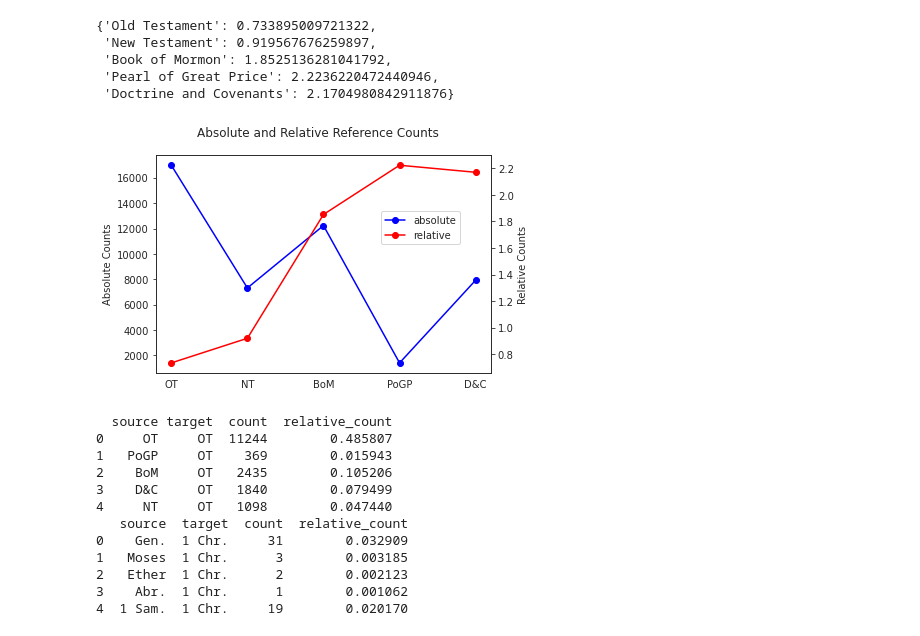
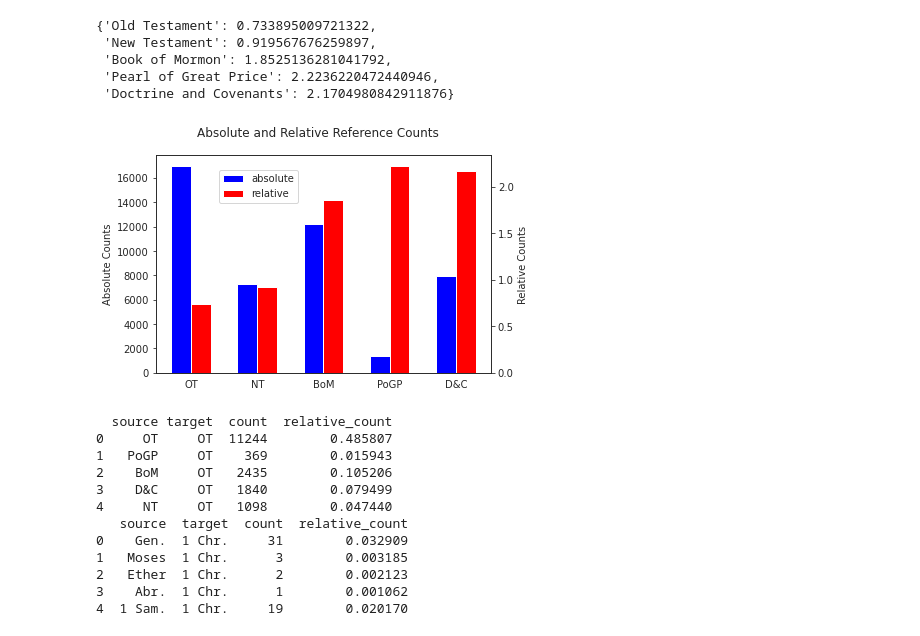
Before and after one commit to skearnes/scripture-graph, a Jupyter notebook: posts/20201228/post.ipynb, the cells around one changed output. Saved outputs shown, nothing was run; the diff lists cells and outputs as text; code cells hidden in the pictures.

Commit message:
Replace line chart with bar chart

```diff
--- a/posts/20201228/post.ipynb
+++ b/posts/20201228/post.ipynb
@@ -161,18 +161,18 @@ relative_volume_degree
 # %%
 sns.set_style('white')
 fig, ax = subplots()
-ax.plot(volume_degree.values(), '-o', color='blue', label='absolute')
+ax.bar(range(5), volume_degree.values(), color='blue', label='absolute', width=-0.3, align='edge')
 ax.set_ylabel('Absolute Counts')
 ax2 = ax.twinx()
-ax2.plot(relative_volume_degree.values(), '-o', color='red', label='relative')
+ax2.bar(range(5), relative_volume_degree.values(), color='red', label='relative', width=0.3, align='edge')
 ax2.set_ylabel('Relative Counts')
 ax.set_xticks(range(5))
 ax.set_xticklabels([graph_lib.VOLUMES_SHORT[key] for key in volume_degree])
-figlegend(loc=(0.65, 0.55))
+figlegend(loc=(0.28, 0.7))
 suptitle('Absolute and Relative Reference Counts')
-fig.savefig('count-lines.png', dpi=300, bbox_inches='tight')
+fig.savefig('count-bar.png', dpi=300, bbox_inches='tight')
 # %% [output]
-[figure, old version]
+[figure, new version]
 # %%
 volume_counts = collections.defaultdict(int)
 book_counts = collections.defaultdict(int)
```
Also changed, not shown: 2 other files.
